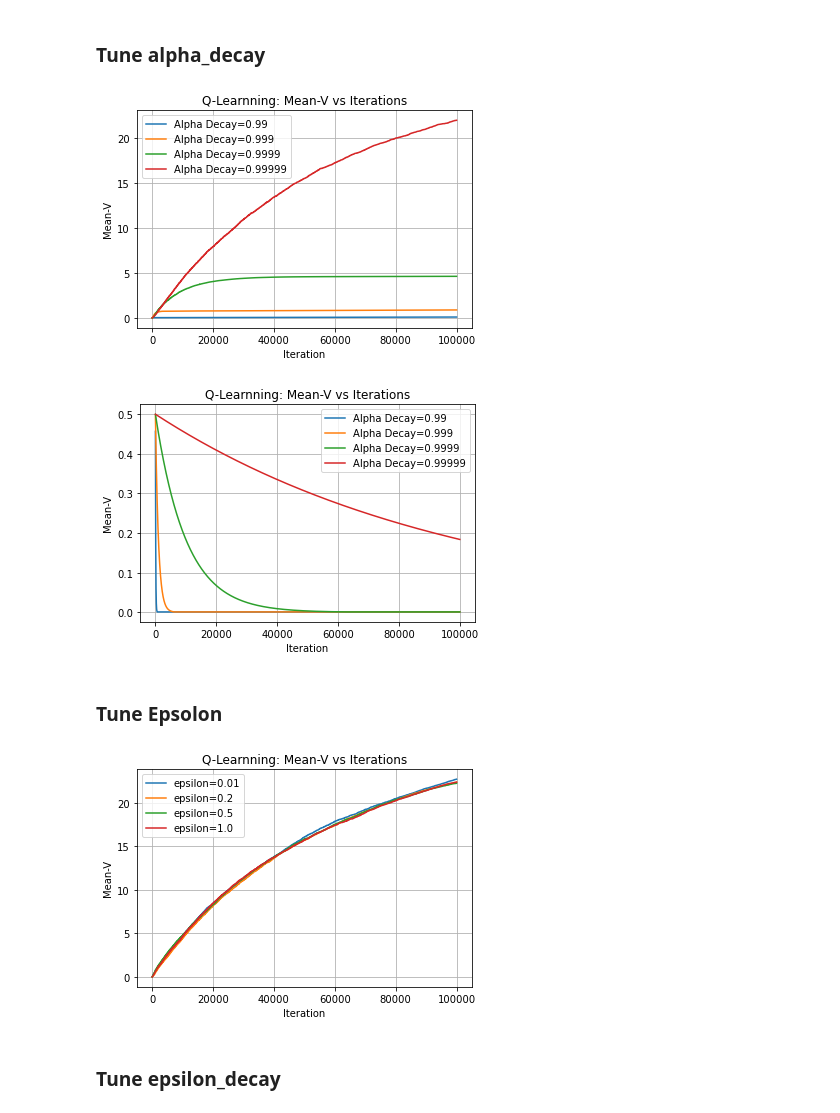
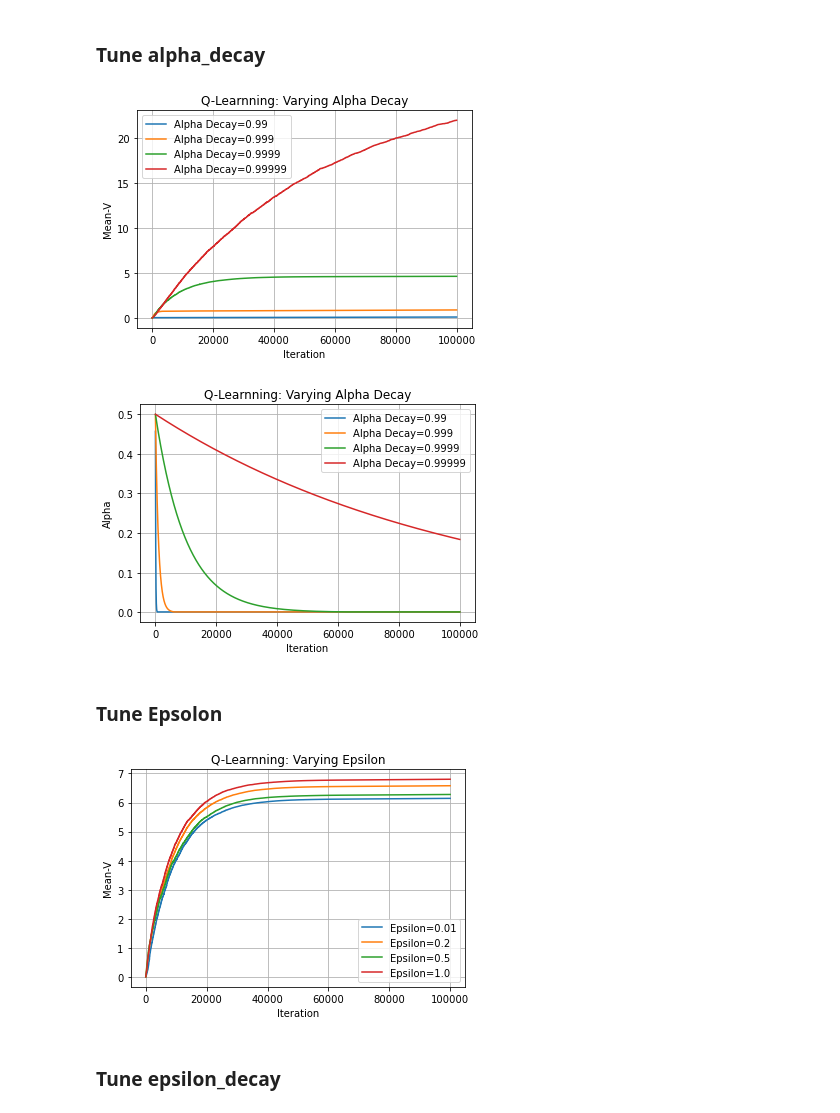
Before and after one commit to rahalrsh/reinforcement-learning, a Jupyter notebook: forest_management.ipynb, the cells around one changed output. Cells and saved outputs as stored; diff of their text form; code cells hidden in the pictures.

```diff
--- a/forest_management.ipynb
+++ b/forest_management.ipynb
@@ -596,7 +648,7 @@ df_alpha_decay_999   = get_stats_q(ql_alpha_decay_999)
 df_alpha_decay_9999  = get_stats_q(ql_alpha_decay_9999)
 df_alpha_decay_99999 = get_stats_q(ql_alpha_decay_99999)
 # %%
-plt.title("Q-Learnning: Mean-V vs Iterations")
+plt.title("Q-Learnning: Varying Alpha Decay")
 plt.xlabel("Iteration")
 plt.ylabel("Mean-V")
 
@@ -612,11 +664,11 @@ plt.legend()
 plt.savefig("images/fm/q_102.png")
 plt.show()
 # %% [output]
-[figure, old version]
+[figure, new version]
 # %%
-plt.title("Q-Learnning: Mean-V vs Iterations")
+plt.title("Q-Learnning: Varying Alpha Decay")
 plt.xlabel("Iteration")
-plt.ylabel("Mean-V")
+plt.ylabel("Alpha")
 
 
 plt.plot(df_alpha_decay_99["iteration"], df_alpha_decay_99["alpha"], label="Alpha Decay=0.99")
@@ -630,37 +682,37 @@ plt.legend()
 plt.savefig("images/fm/q_104.png")
 plt.show()
 # %% [output]
-[figure, old version]
+[figure, new version]
 # %% [markdown]
 ### Tune Epsolon
 # %%
-ql_epsilon_001 = run_q(P=P, R=R, gamma=0.99, alpha=0.5, alpha_decay=0.99999, epsilon=0.01, n_iter=10**5)
-ql_epsilon_01 = run_q(P=P, R=R, gamma=0.99, alpha=0.5, alpha_decay=0.99999, epsilon=0.2, n_iter=10**5)
-ql_epsilon_05 = run_q(P=P, R=R, gamma=0.99, alpha=0.5, alpha_decay=0.99999, epsilon=0.5, n_iter=10**5)
-ql_epsilon_10 = run_q(P=P, R=R, gamma=0.99, alpha=0.5, alpha_decay=0.99999, epsilon=1.0, n_iter=10**5)
+ql_epsilon_001 = run_q(P=P, R=R, gamma=0.99, alpha=0.7, alpha_decay=0.9999, epsilon=0.01, n_iter=10**5)
+ql_epsilon_01 = run_q(P=P, R=R, gamma=0.99, alpha=0.7, alpha_decay=0.9999, epsilon=0.2, n_iter=10**5)
+ql_epsilon_05 = run_q(P=P, R=R, gamma=0.99, alpha=0.7, alpha_decay=0.9999, epsilon=0.5, n_iter=10**5)
+ql_epsilon_10 = run_q(P=P, R=R, gamma=0.99, alpha=0.7, alpha_decay=0.9999, epsilon=1.0, n_iter=10**5)
 # %%
 df_epsilon_001 = get_stats_q(ql_epsilon_001)
 df_epsilon_01 = get_stats_q(ql_epsilon_01)
 df_epsilon_05 = get_stats_q(ql_epsilon_05)
 df_epsilon_10 = get_stats_q(ql_epsilon_10)
 # %%
-plt.title("Q-Learnning: Mean-V vs Iterations")
+plt.title("Q-Learnning: Varying Epsilon")
 plt.xlabel("Iteration")
 plt.ylabel("Mean-V")
 
 
-plt.plot(df_epsilon_001["iteration"], df_epsilon_001["mean_v"], label="epsilon=0.01")
-plt.plot(df_epsilon_01["iteration"], df_epsilon_01["mean_v"], label="epsilon=0.2")
-plt.plot(df_epsilon_05["iteration"], df_epsilon_05["mean_v"], label="epsilon=0.5")
-plt.plot(df_epsilon_10["iteration"], df_epsilon_10["mean_v"], label="epsilon=1.0")
+plt.plot(df_epsilon_001["iteration"], df_epsilon_001["mean_v"], label="Epsilon=0.01")
+plt.plot(df_epsilon_01["iteration"], df_epsilon_01["mean_v"], label="Epsilon=0.2")
+plt.plot(df_epsilon_05["iteration"], df_epsilon_05["mean_v"], label="Epsilon=0.5")
+plt.plot(df_epsilon_10["iteration"], df_epsilon_10["mean_v"], label="Epsilon=1.0")
 
 
 plt.grid()
 plt.legend()
 plt.savefig("images/fm/q_105.png")
 plt.show()
 # %% [output]
-[figure, old version]
+[figure, new version]
 # %% [markdown]
 ### Tune epsilon_decay
 # %%
```
Also changed, not shown: parts of 47 cells of this notebook, 2 other files.
